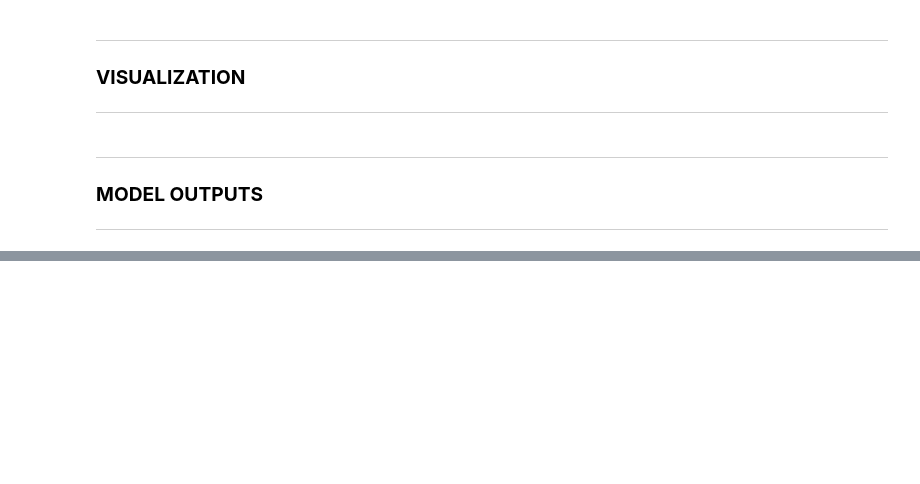
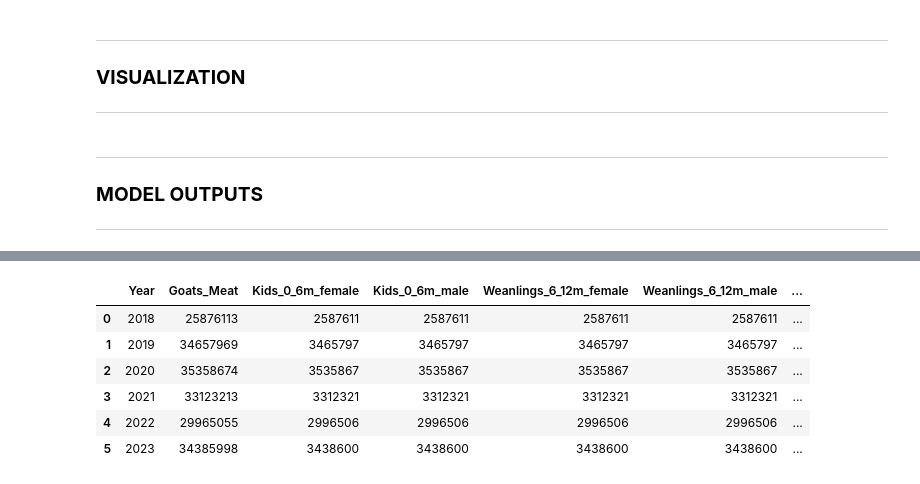
Before and after one commit to ogambamaria/GoatsModel, a Jupyter notebook: goats_model.ipynb, the cells around one changed output, grey strips where cells are left out. Drawn from its saved outputs; the diff is of its cells as text; code cells hidden in the pictures; blank space fills up the shorter version.

```diff
--- a/goats_model.ipynb
+++ b/goats_model.ipynb
@@ -713,0 +606,10 @@ export_to_excel_final(knbs_nat, projections, kiam_model, structured_2023, params
+# %%
+structured_hist
+# %% [output]
+|  | Year | Goats_Meat | Kids_0_6m_female | Kids_0_6m_male | Weanlings_6_12m_female | Weanlings_6_12m_male | ... |
+| 0 | 2018 | 25876113 | 2587611 | 2587611 | 2587611 | 2587611 | ... |
+| 1 | 2019 | 34657969 | 3465797 | 3465797 | 3465797 | 3465797 | ... |
+| 2 | 2020 | 35358674 | 3535867 | 3535867 | 3535867 | 3535867 | ... |
+| 3 | 2021 | 33123213 | 3312321 | 3312321 | 3312321 | 3312321 | ... |
+| 4 | 2022 | 29965055 | 2996506 | 2996506 | 2996506 | 2996506 | ... |
+| 5 | 2023 | 34385998 | 3438600 | 3438600 | 3438600 | 3438600 | ... |
```
Also changed, not shown: parts of 20 cells of this notebook, 32 other files.
